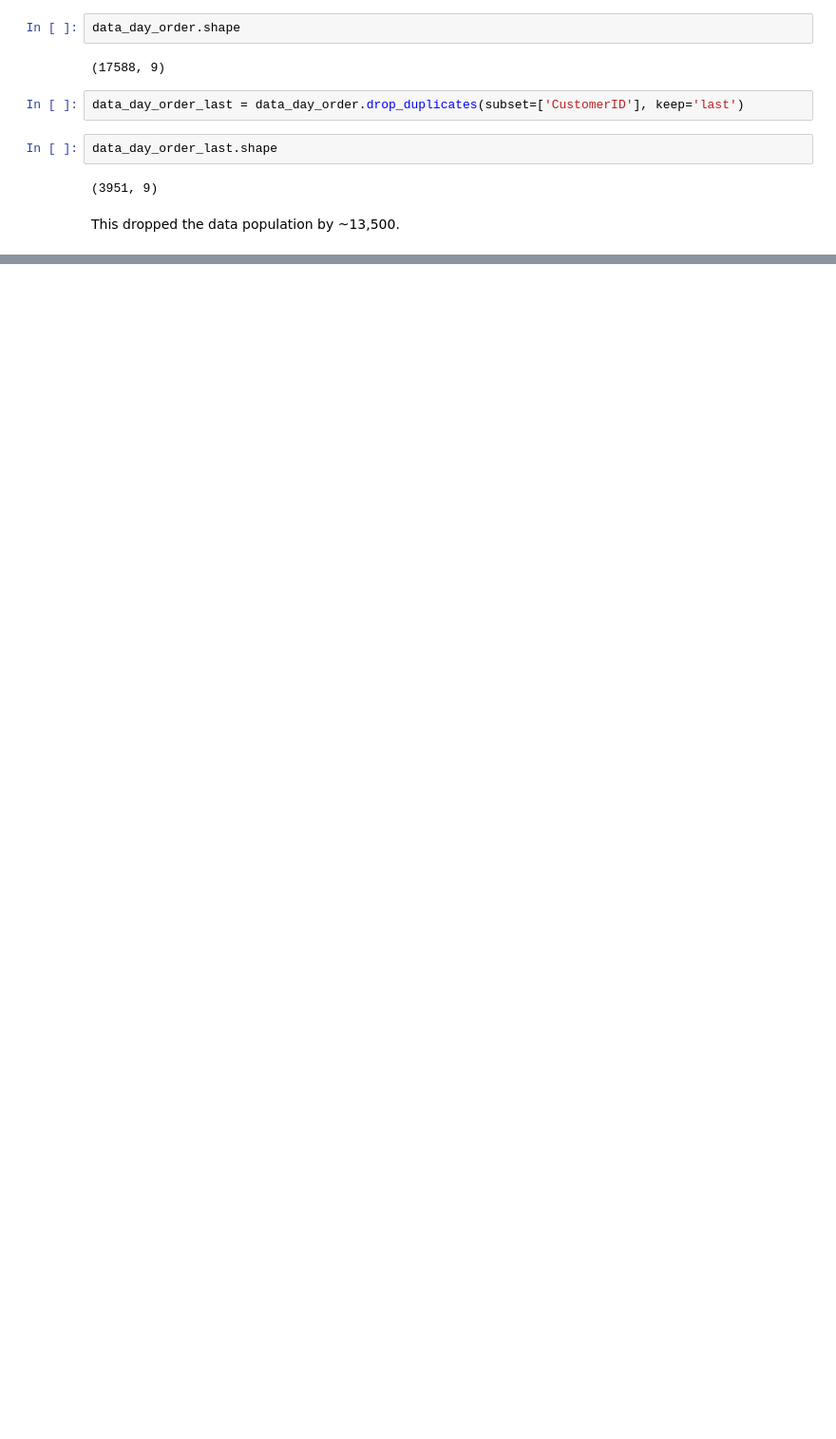
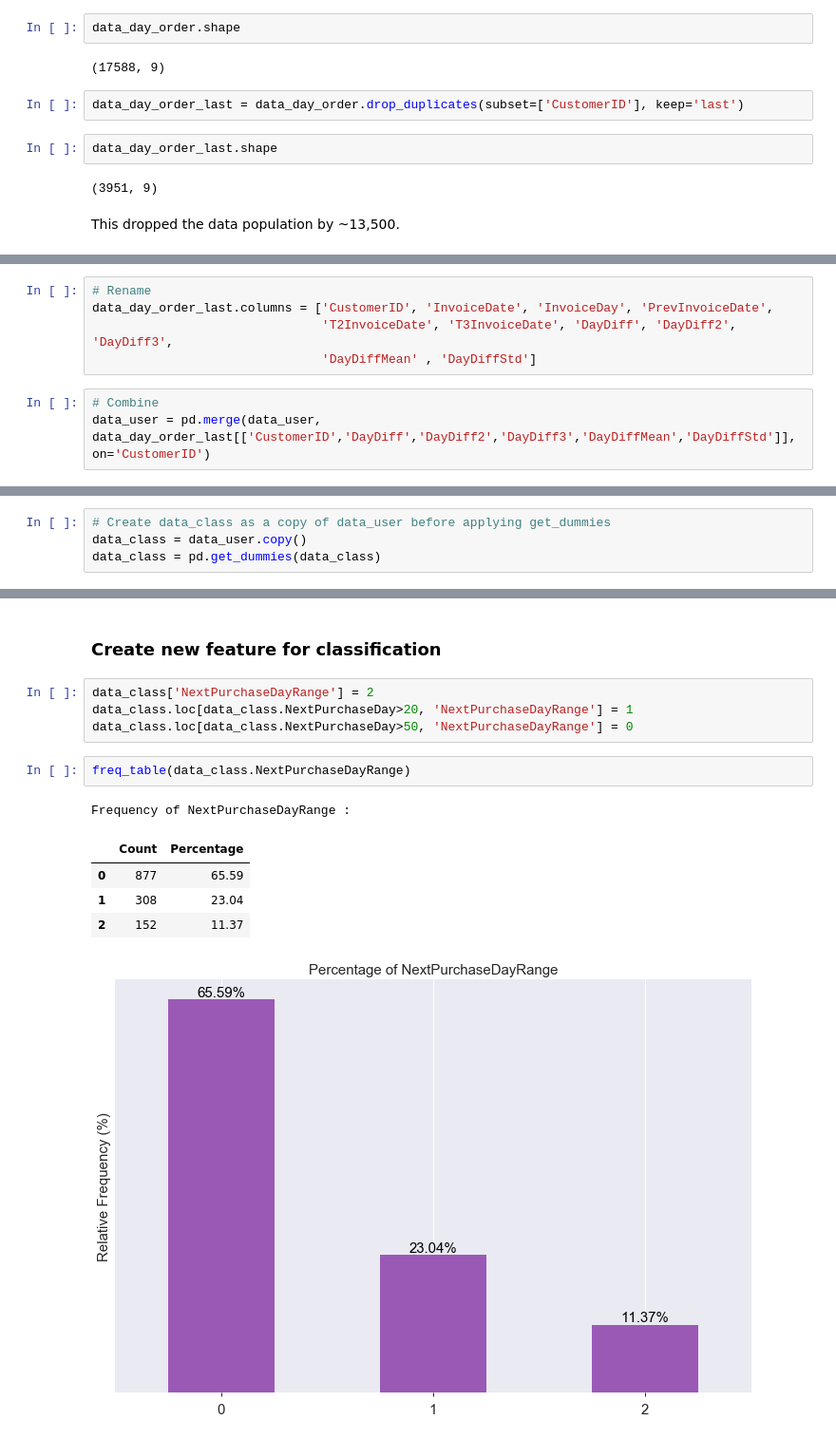
Before and after one commit to davidtnly/MachineLearning, a Jupyter notebook: 27-predict-next-purchase.ipynb, the cells around one changed output, grey strips where cells are left out. Shown at 95% size. Cells and saved outputs as stored; diff of their text form; blank space fills up the shorter version.

```diff
--- a/27-predict-next-purchase.ipynb
+++ b/27-predict-next-purchase.ipynb
@@ -929,0 +947,8 @@ This dropped the data population by ~13,500.
+# %%
+# Rename
+data_day_order_last.columns = ['CustomerID', 'InvoiceDate', 'InvoiceDay', 'PrevInvoiceDate',
+                               'T2InvoiceDate', 'T3InvoiceDate', 'DayDiff', 'DayDiff2', 'DayDiff3',
+                               'DayDiffMean' , 'DayDiffStd']
+# %%
+# Combine
+data_user = pd.merge(data_user, data_day_order_last[['CustomerID','DayDiff','DayDiff2','DayDiff3','DayDiffMean','DayDiffStd']], on='CustomerID')
@@ -929,0 +965,4 @@ This dropped the data population by ~13,500.
+# %%
+# Create data_class as a copy of data_user before applying get_dummies
+data_class = data_user.copy()
+data_class = pd.get_dummies(data_class)
@@ -929,0 +1000,15 @@ This dropped the data population by ~13,500.
+# %% [markdown]
+### Create new feature for classification
+# %%
+data_class['NextPurchaseDayRange'] = 2
+data_class.loc[data_class.NextPurchaseDay>20, 'NextPurchaseDayRange'] = 1
+data_class.loc[data_class.NextPurchaseDay>50, 'NextPurchaseDayRange'] = 0
+# %%
+freq_table(data_class.NextPurchaseDayRange)
+# %% [output]
+Frequency of NextPurchaseDayRange :
+|  | Count | Percentage |
+| 0 | 877 | 65.59 |
+| 1 | 308 | 23.04 |
+| 2 | 152 | 11.37 |
+[figure, added]
```
Also changed, not shown: parts of 55 cells of this notebook, 1 other file.
